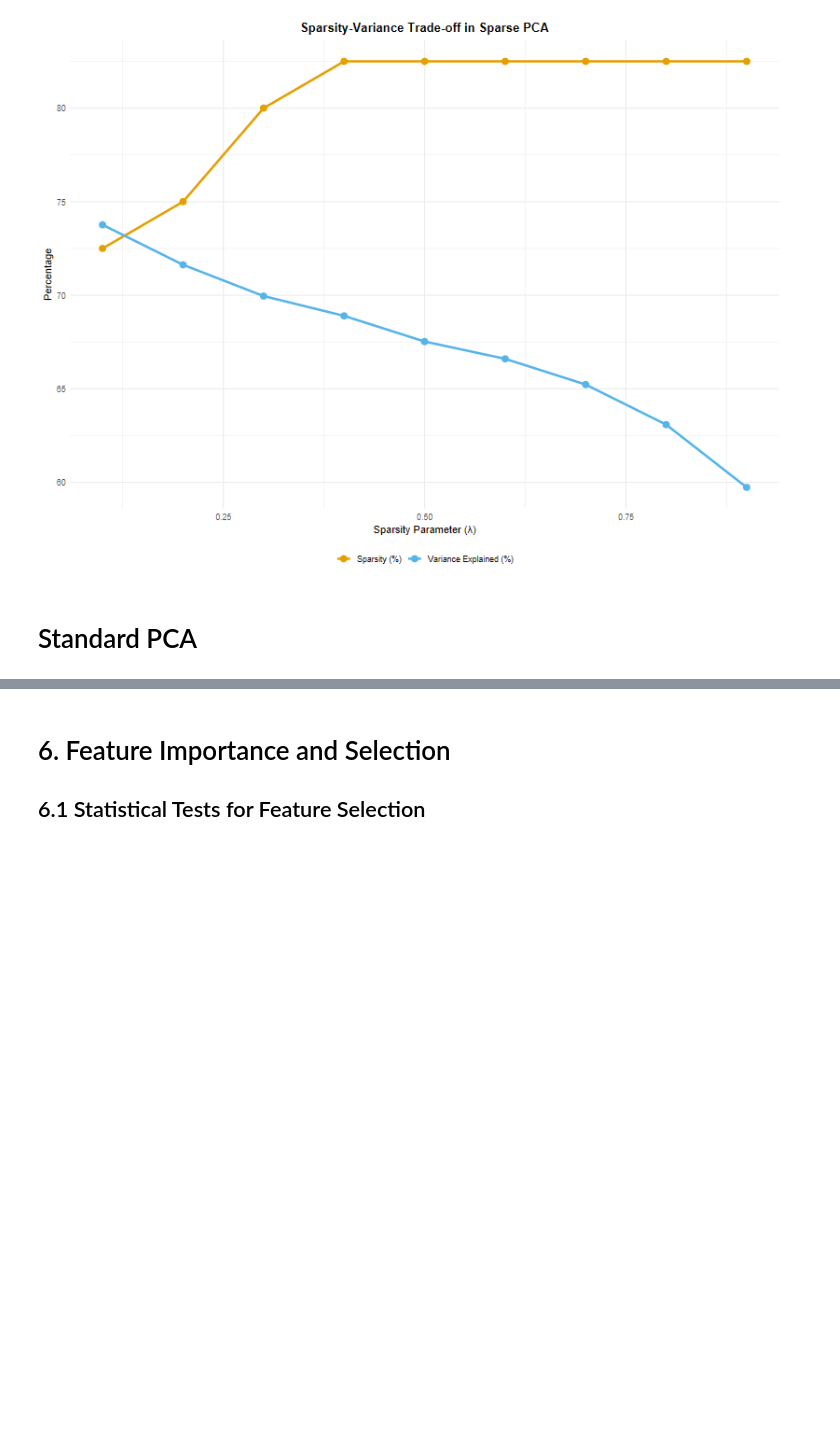
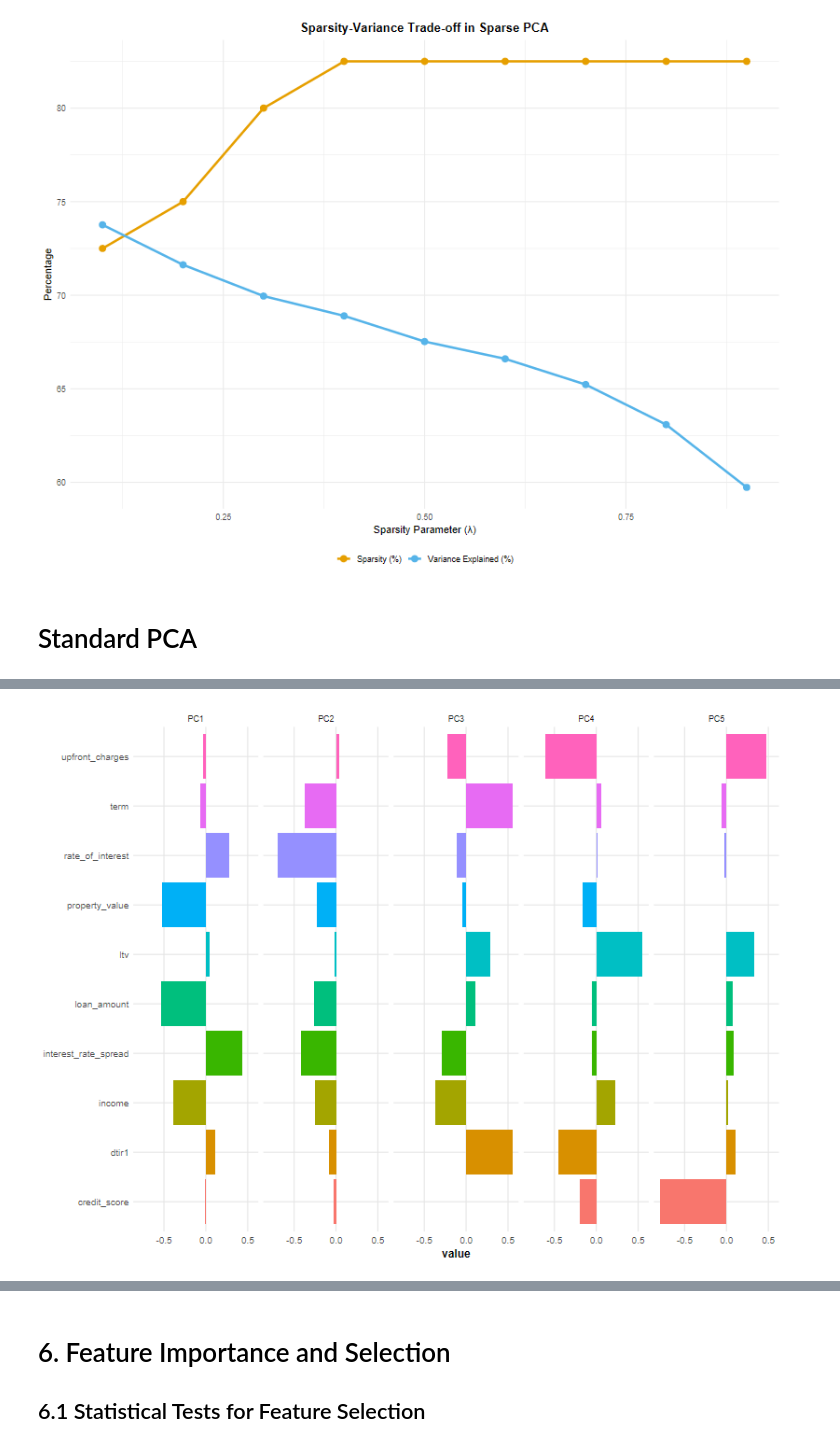
Before and after one commit to Chrisolande/Loan-Default, a Jupyter notebook: loan_data.ipynb, the cells around one changed output, grey strips where cells are left out. Cells and saved outputs as stored; diff of their text form; code cells hidden in the pictures; blank space fills up the shorter version.

```diff
--- a/loan_data.ipynb
+++ b/loan_data.ipynb
@@ -684,0 +732,6 @@ ggplot(sparsity_results_long, aes(x = lambda, y = value, color = metric, group =
+# %%
+# Create the PCA recipe
+pca_prep <- recipe(status~., data =data) |>
+  step_normalize(all_numeric_predictors()) |>
+  step_pca(all_numeric_predictors(), num_comp = 5) |>
+  prep()
@@ -684,0 +754,13 @@ ggplot(sparsity_results_long, aes(x = lambda, y = value, color = metric, group =
+# %%
+# Visualize the contribution of variables to the components
+
+tidied_pca <- tidy(pca_prep, 2)
+tidied_pca |>
+  filter(component %in% paste0("PC", 1:5)) |>
+  mutate(component = fct_inorder(component)) |>
+  ggplot(aes(value, terms, fill = terms)) +
+  geom_col(show.legend = FALSE) +
+  facet_wrap(~component, nrow = 1)+
+  labs(y = NULL)
+# %% [output]
+[figure, added]
```
Also changed, not shown: parts of 13 cells of this notebook.
